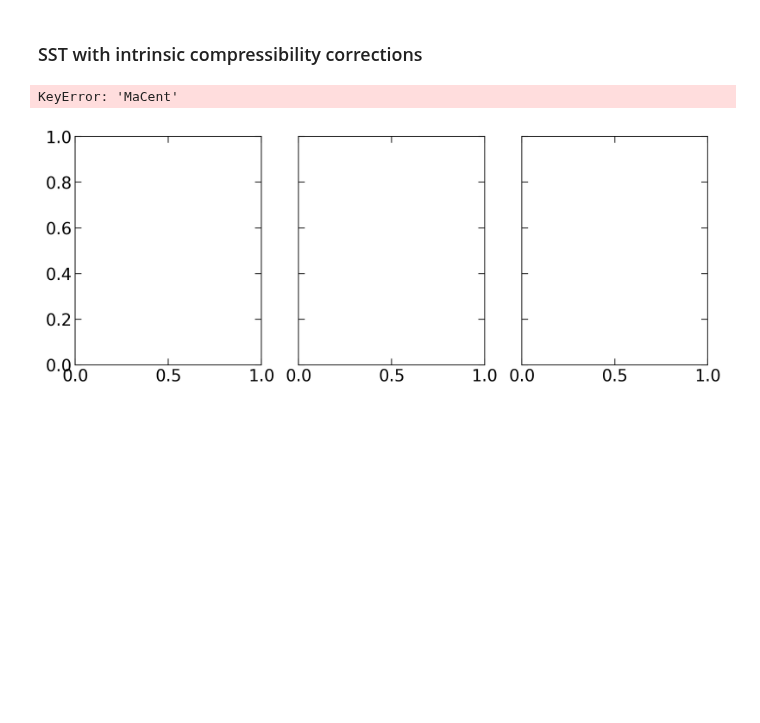
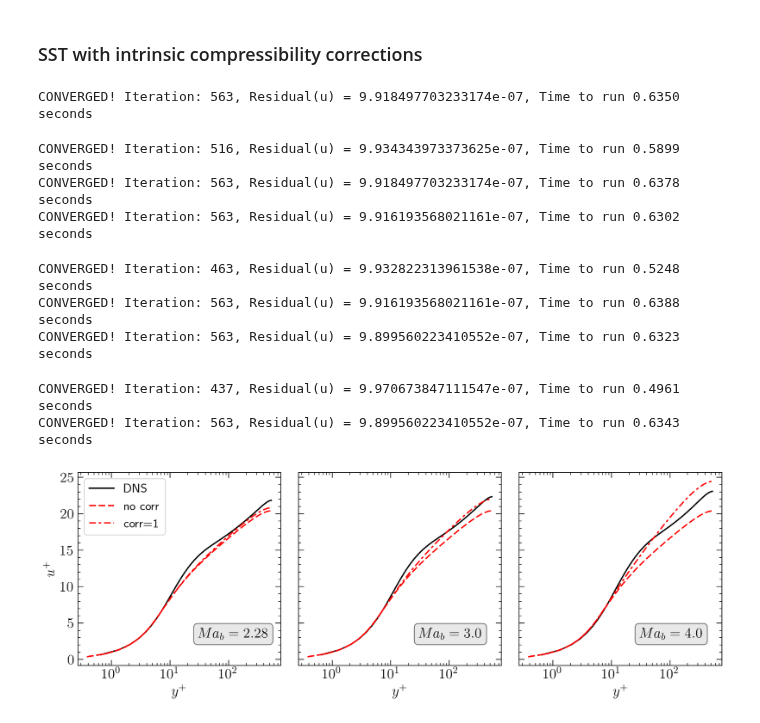
Before and after one commit to Fluid-Dynamics-Of-Energy-Systems-Team/RANS_Channel, a Jupyter notebook: main.ipynb, the cells around one changed output. Cells and saved outputs as stored; diff of their text form; code cells hidden in the pictures; blank space fills up the shorter version.

```diff
--- a/main.ipynb
+++ b/main.ipynb
@@ -247,6 +257,7 @@ def loadTLdata(file):
     return {'y':       data['y'],
             'ypl':     data['y+'],
             'yst':     data['Y+tl'],
+            'upl':     data['u+'],
             'ust':     data['U+tl'],
             'rho':     rho,
             'mu':      mu,
@@ -261,7 +272,7 @@ def loadTLdata(file):
             'ruv':     rho*data['<u\'\'v\'\'>_f']/(utau**2)}
 
 # DNS = loadTLdata(dataRepo+'M4.0R200_data.csv')
-# plt.semilogx(DNS['yst'][1:], DNS['mu'][1:], '-')
+# plt.semilogx(DNS['yst'][1:], DNS['upl'][1:], '-')
 # %% [markdown]
 ### Data from Hasan et al., PRF (2023)
 # %%
@@ -1031,0 +1056,30 @@ Text(0, 0.5, '$u^\\star$')
+# %%
+def meanVelocityAlgebraicEddyViscModel(ReTau, MTau, rho, mu, ypl, yst):
+    Apl = 17.0
+    kappa = 0.41
+    mut  = kappa*mu*yst*(1-np.exp(-yst/(Apl + 19.3*MTau)))**2   # eddy viscosity model
+    upl  = cumtrapz(1/ReTau/(mu + mut), ypl, initial=0)         # velocity
+    return upl
+
+def plotProfiles(ax, DNS):
+    ax.semilogx(DNS['ypl'][:], DNS['upl'][:], 'k', label='DNS')
+
+    upl = meanVelocityAlgebraicEddyViscModel(DNS['ReTau'], 0.0, DNS['rho'], DNS['mu'], DNS['ypl'], DNS['yst'])
+    ax.semilogx(DNS['ypl'][1:], upl[1:], 'r', dashes=(5,2), label='JK-HLLP')
+
+fig, ax = plt.subplots(1,3, figsize=(11, 4), sharey='row')
+DNS = loadAPdata(dataRepo+'PatelEtAl_constReTauStar.txt');   plotProfiles(ax[0], DNS)
+DNS = loadAPdata(dataRepo+"PatelEtAl_gasLike.txt");          plotProfiles(ax[1], DNS)
+DNS = loadTLdata(dataRepo+'M4.0R200_data.csv');              plotProfiles(ax[2], DNS)
+
+for a in ax:
+    a.set_xlabel(r'$y^+$')
+    a.yaxis.set_minor_locator(MultipleLocator(1))
+ax[0].legend(loc=2, fontsize=14)
+
+# props = dict(boxstyle='round', facecolor='lightgray', alpha=0.5)
+# ax[0].text(30, 3, r'$Ma_{b} = 2.28$', rotation=0, bbox=props)
+# ax[1].text(30, 3, r'$Ma_{b} = 3.0$',  rotation=0, bbox=props)
+# ax[2].text(30, 3, r'$Ma_{b} = 4.0$',  rotation=0, bbox=props)
+
+plt.tight_layout(w_pad=0.9, h_pad=0.0)
@@ -1369,35 +1472,49 @@ def runSSTwithIntrinsicCompCorr(DNS):
     return res1, res2, res3
 
 
 def plotResultsSSTwithIntrinsicCompCorr(ax):
     ax.semilogx(DNS['yst'][1:len(DNS['y'])//2], DNS['ust'][1:len(DNS['y'])//2], 'k', label='DNS')
     ax.semilogx(res1['yst'][1:mesh.n//2], res1['ust'][1:mesh.n//2], 'r', dashes=(5,2),         label='no corr')
     ax.semilogx(res2['yst'][1:mesh.n//2], res2['ust'][1:mesh.n//2], 'r', dashes=(5,2,2,2),     label='corr=1')
     # ax.semilogx(res3['yst'][1:mesh.n//2], res3['ust'][1:mesh.n//2], 'k', dashes=(5,2,2,2,2,2), label='corr=2')
 
 
 fig, ax = plt.subplots(1,3, figsize=(11, 4), sharey='row')
 
 mesh = Mesh(200,2,5)
 
 DNS = loadHasanData(dataRepo+'HasanEtAlMach2.csv')
 res1, res2, res3 = runSSTwithIntrinsicCompCorr(DNS)
 plotResultsSSTwithIntrinsicCompCorr(ax[0])
 
 DNS = loadHasanData(dataRepo+'HasanEtAlMach3.csv')
 res1, res2, res3 = runSSTwithIntrinsicCompCorr(DNS)
 plotResultsSSTwithIntrinsicCompCorr(ax[1])
 
 DNS = loadHasanData(dataRepo+'HasanEtAlMach4.csv')
 res1, res2, res3 = runSSTwithIntrinsicCompCorr(DNS)
 plotResultsSSTwithIntrinsicCompCorr(ax[2])
 
 ax[0].set_ylabel(r'$u^+$')
-ax[0].set_xlabel(r'$y^+$')
-ax[1].set_xlabel(r'$y^+$')
-ax[2].set_xlabel(r'$y^+$')
+for a in ax:
+    a.set_xlabel(r'$y^+$')
+    a.yaxis.set_minor_locator(MultipleLocator(1))
 ax[0].legend(loc=2, fontsize=14)
+
+props = dict(boxstyle='round', facecolor='lightgray', alpha=0.5)
+ax[0].text(30, 3, r'$Ma_{b} = 2.28$', rotation=0, bbox=props)
+ax[1].text(30, 3, r'$Ma_{b} = 3.0$',  rotation=0, bbox=props)
+ax[2].text(30, 3, r'$Ma_{b} = 4.0$',  rotation=0, bbox=props)
+
 plt.tight_layout(w_pad=0.9, h_pad=0.0)
 # %% [output]
-KeyError: 'MaCent'
+CONVERGED! Iteration: 563, Residual(u) = 9.918497703233174e-07, Time to run 0.6350 seconds
+CONVERGED! Iteration: 516, Residual(u) = 9.934343973373625e-07, Time to run 0.5899 seconds
+CONVERGED! Iteration: 563, Residual(u) = 9.918497703233174e-07, Time to run 0.6378 seconds
+CONVERGED! Iteration: 563, Residual(u) = 9.916193568021161e-07, Time to run 0.6302 seconds
+CONVERGED! Iteration: 463, Residual(u) = 9.932822313961538e-07, Time to run 0.5248 seconds
+CONVERGED! Iteration: 563, Residual(u) = 9.916193568021161e-07, Time to run 0.6388 seconds
+CONVERGED! Iteration: 563, Residual(u) = 9.899560223410552e-07, Time to run 0.6323 seconds
+CONVERGED! Iteration: 437, Residual(u) = 9.970673847111547e-07, Time to run 0.4961 seconds
+CONVERGED! Iteration: 563, Residual(u) = 9.899560223410552e-07, Time to run 0.6343 seconds
-[figure, old version]
+[figure, new version]
```
Also changed, not shown: parts of 20 cells of this notebook, 4 other files.
